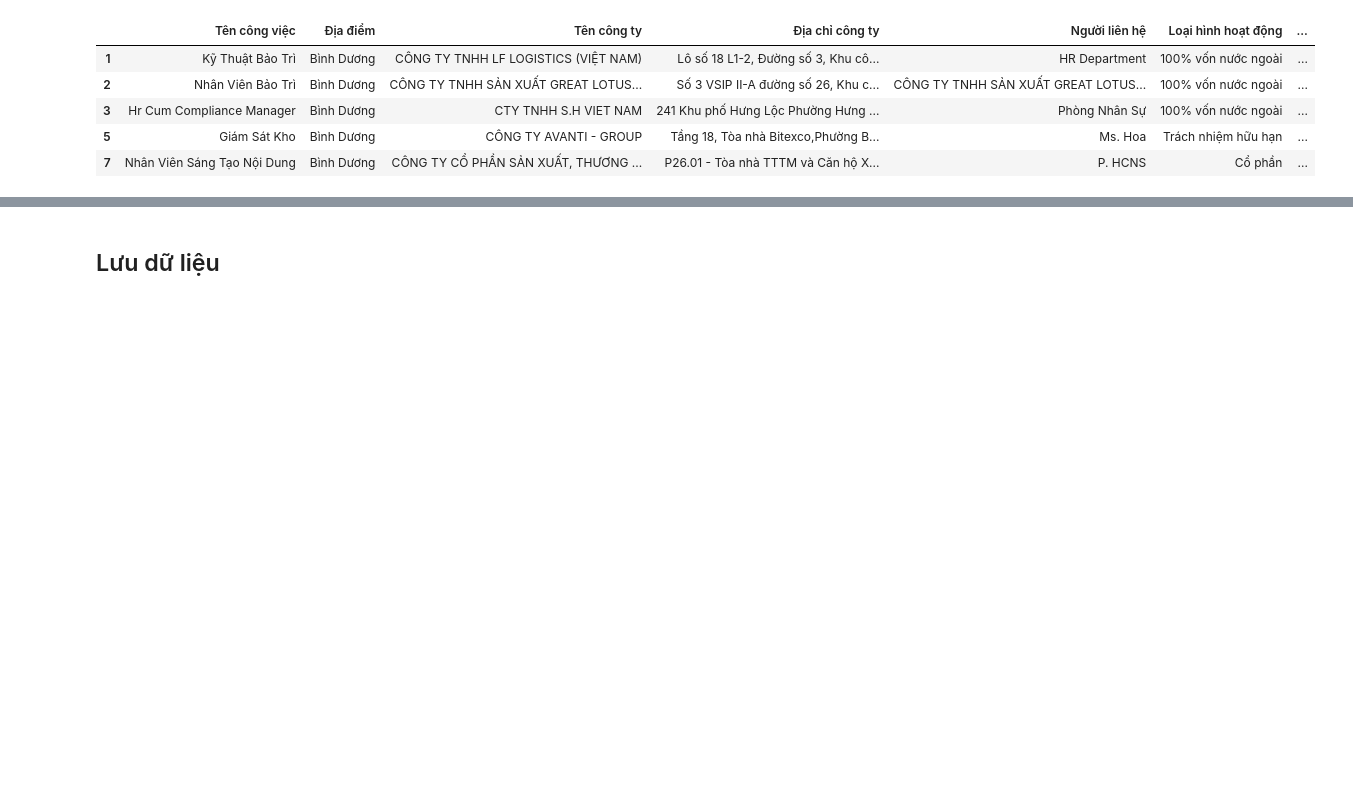
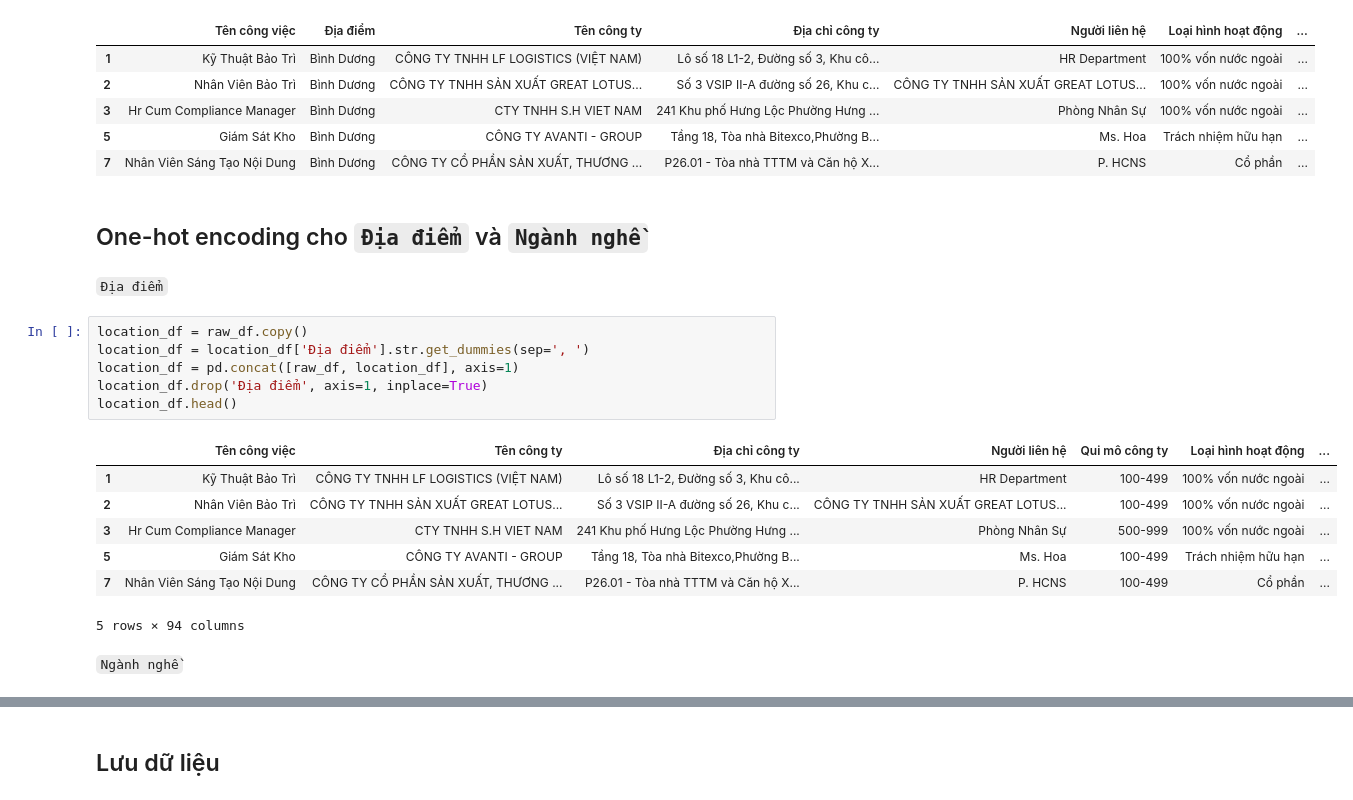
Before and after one commit to V1nk4n/DV_FinalProject_G09, a Jupyter notebook: data_exploration/data_exploration.ipynb, the cells around one changed output, grey strips where cells are left out. Drawn from its saved outputs; the diff is of its cells as text; blank space fills up the shorter version.

Commit message:
move ceil one-hot encode Địa điểm, Ngành nghề

```diff
--- a/data_exploration/data_exploration.ipynb
+++ b/data_exploration/data_exploration.ipynb
@@ -625,3 +599,23 @@ cleaned_df.head()
 | 3 | Hr Cum Compliance Manager | Bình Dương | CTY TNHH S.H VIET NAM | 241 Khu phố Hưng Lộc Phường Hưng ... | Phòng Nhân Sự | 100% vốn nước ngoài | ... |
 | 5 | Giám Sát Kho | Bình Dương | CÔNG TY AVANTI - GROUP | Tầng 18, Tòa nhà Bitexco,Phường B... | Ms. Hoa | Trách nhiệm hữu hạn | ... |
 | 7 | Nhân Viên Sáng Tạo Nội Dung | Bình Dương | CÔNG TY CỔ PHẦN SẢN XUẤT, THƯƠNG ... | P26.01 - Tòa nhà TTTM và Căn hộ X... | P. HCNS | Cổ phần | ... |
+# %% [markdown]
+## One-hot encoding cho `Địa điểm` và `Ngành nghề`
+# %% [markdown]
+`Địa điểm`
+# %%
+location_df = raw_df.copy()
+location_df = location_df['Địa điểm'].str.get_dummies(sep=', ')
+location_df = pd.concat([raw_df, location_df], axis=1)
+location_df.drop('Địa điểm', axis=1, inplace=True)
+location_df.head()
+# %% [output]
+|  | Tên công việc | Tên công ty | Địa chỉ công ty | Người liên hệ | Qui mô công ty | Loại hình hoạt động | ... |
+| 1 | Kỹ Thuật Bảo Trì | CÔNG TY TNHH LF LOGISTICS (VIỆT NAM) | Lô số 18 L1-2, Đường số 3, Khu cô... | HR Department | 100-499 | 100% vốn nước ngoài | ... |
+| 2 | Nhân Viên Bảo Trì | CÔNG TY TNHH SẢN XUẤT GREAT LOTUS... | Số 3 VSIP II-A đường số 26, Khu c... | CÔNG TY TNHH SẢN XUẤT GREAT LOTUS... | 100-499 | 100% vốn nước ngoài | ... |
+| 3 | Hr Cum Compliance Manager | CTY TNHH S.H VIET NAM | 241 Khu phố Hưng Lộc Phường Hưng ... | Phòng Nhân Sự | 500-999 | 100% vốn nước ngoài | ... |
+| 5 | Giám Sát Kho | CÔNG TY AVANTI - GROUP | Tầng 18, Tòa nhà Bitexco,Phường B... | Ms. Hoa | 100-499 | Trách nhiệm hữu hạn | ... |
+| 7 | Nhân Viên Sáng Tạo Nội Dung | CÔNG TY CỔ PHẦN SẢN XUẤT, THƯƠNG ... | P26.01 - Tòa nhà TTTM và Căn hộ X... | P. HCNS | 100-499 | Cổ phần | ... |
+5 rows × 94 columns
+# %% [markdown]
+`Ngành nghề`
```
Also changed, not shown: parts of 5 cells of this notebook, 2 other files.
